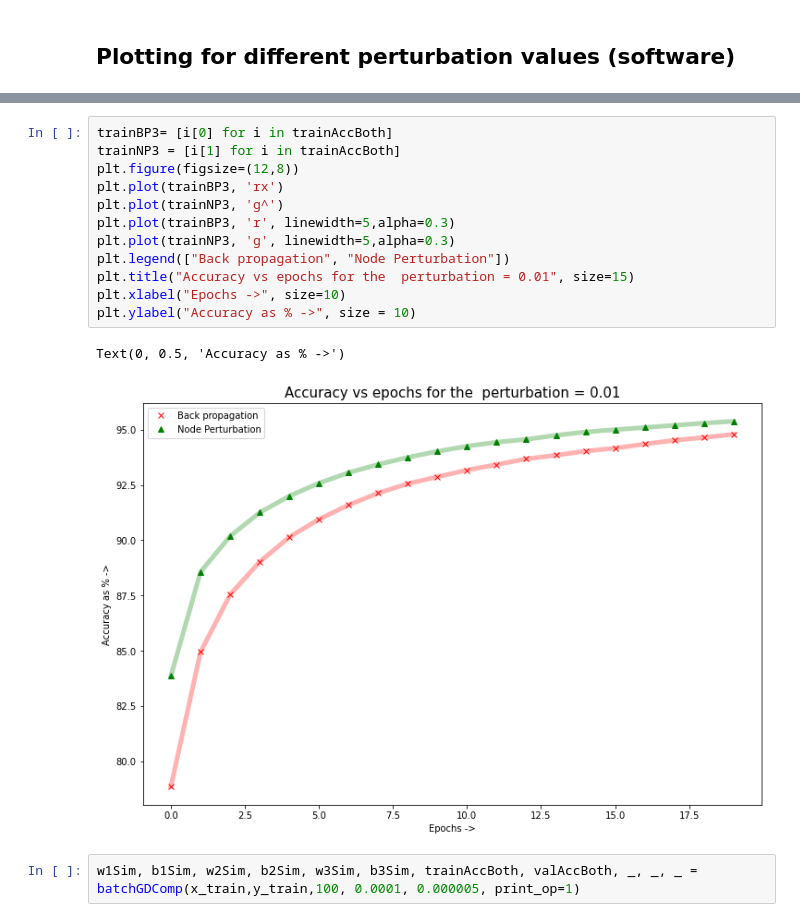
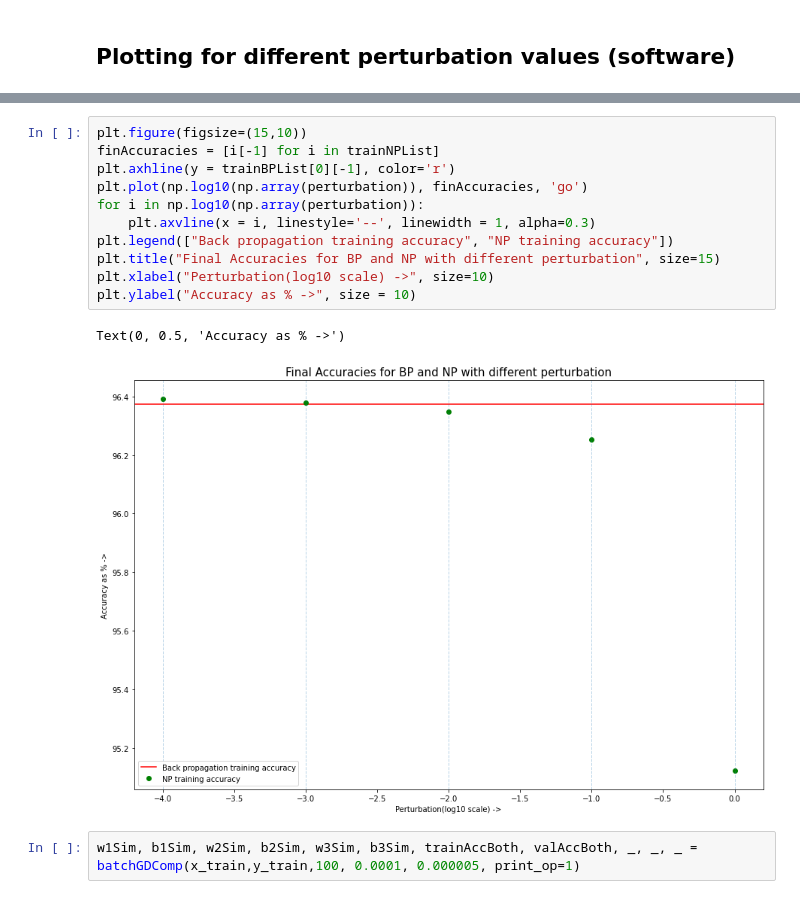
Before and after one commit to Rohit01-zoey/Perturbation-techniques-in-CNNs, a Jupyter notebook: code/mnistNodePert.ipynb, the cells around one changed output, grey strips where cells are left out. Drawn from its saved outputs; the diff is of its cells as text.

```diff
--- a/code/mnistNodePert.ipynb
+++ b/code/mnistNodePert.ipynb
@@ -1597,18 +1590,17 @@ Text(0, 0.5, 'Accuracy as % ->')
-# %%
-trainBP3= [i[0] for i in trainAccBoth]
-trainNP3 = [i[1] for i in trainAccBoth]
-plt.figure(figsize=(12,8))
-plt.plot(trainBP3, 'rx')
-plt.plot(trainNP3, 'g^')
-plt.plot(trainBP3, 'r', linewidth=5,alpha=0.3)
-plt.plot(trainNP3, 'g', linewidth=5,alpha=0.3)
-plt.legend(["Back propagation", "Node Perturbation"])
-plt.title("Accuracy vs epochs for the  perturbation = 0.01", size=15)
-plt.xlabel("Epochs ->", size=10)
-plt.ylabel("Accuracy as % ->", size = 10)
-# %% [output]
-Text(0, 0.5, 'Accuracy as % ->')
-[figure, removed]
+# %%
+plt.figure(figsize=(15,10))
+finAccuracies = [i[-1] for i in trainNPList]
+plt.axhline(y = trainBPList[0][-1], color='r')
+plt.plot(np.log10(np.array(perturbation)), finAccuracies, 'go')
+for i in np.log10(np.array(perturbation)):
+    plt.axvline(x = i, linestyle='--', linewidth = 1, alpha=0.3)
+plt.legend(["Back propagation training accuracy", "NP training accuracy"])
+plt.title("Final Accuracies for BP and NP with different perturbation", size=15)
+plt.xlabel("Perturbation(log10 scale) ->", size=10)
+plt.ylabel("Accuracy as % ->", size = 10)
+# %% [output]
+Text(0, 0.5, 'Accuracy as % ->')
+[figure, added]
 # %%
 w1Sim, b1Sim, w2Sim, b2Sim, w3Sim, b3Sim, trainAccBoth, valAccBoth, _, _, _ = batchGDComp(x_train,y_train,100, 0.0001, 0.000005, print_op=1)
 # %% [output]
```
Also changed, not shown: parts of 8 cells of this notebook, 1 other file.
